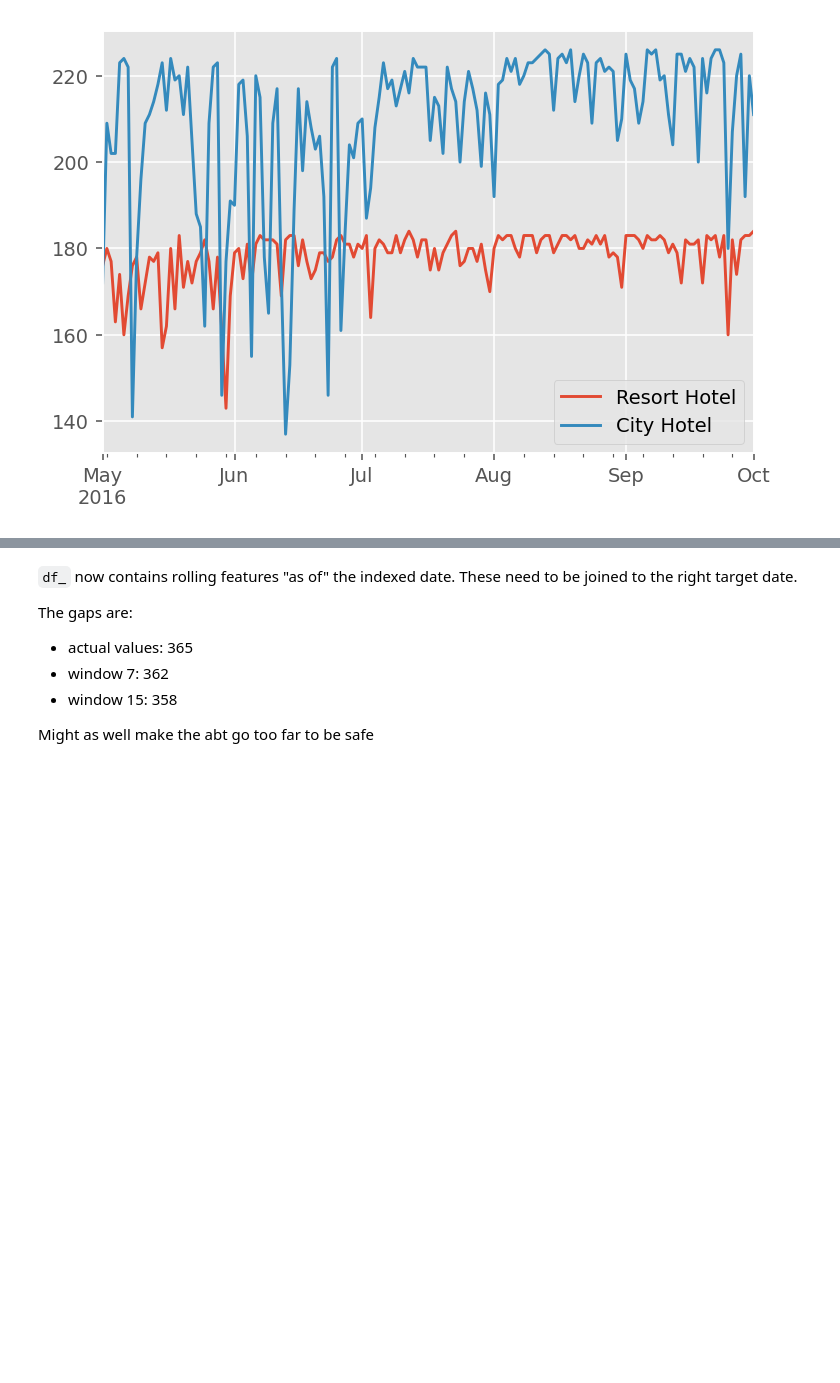
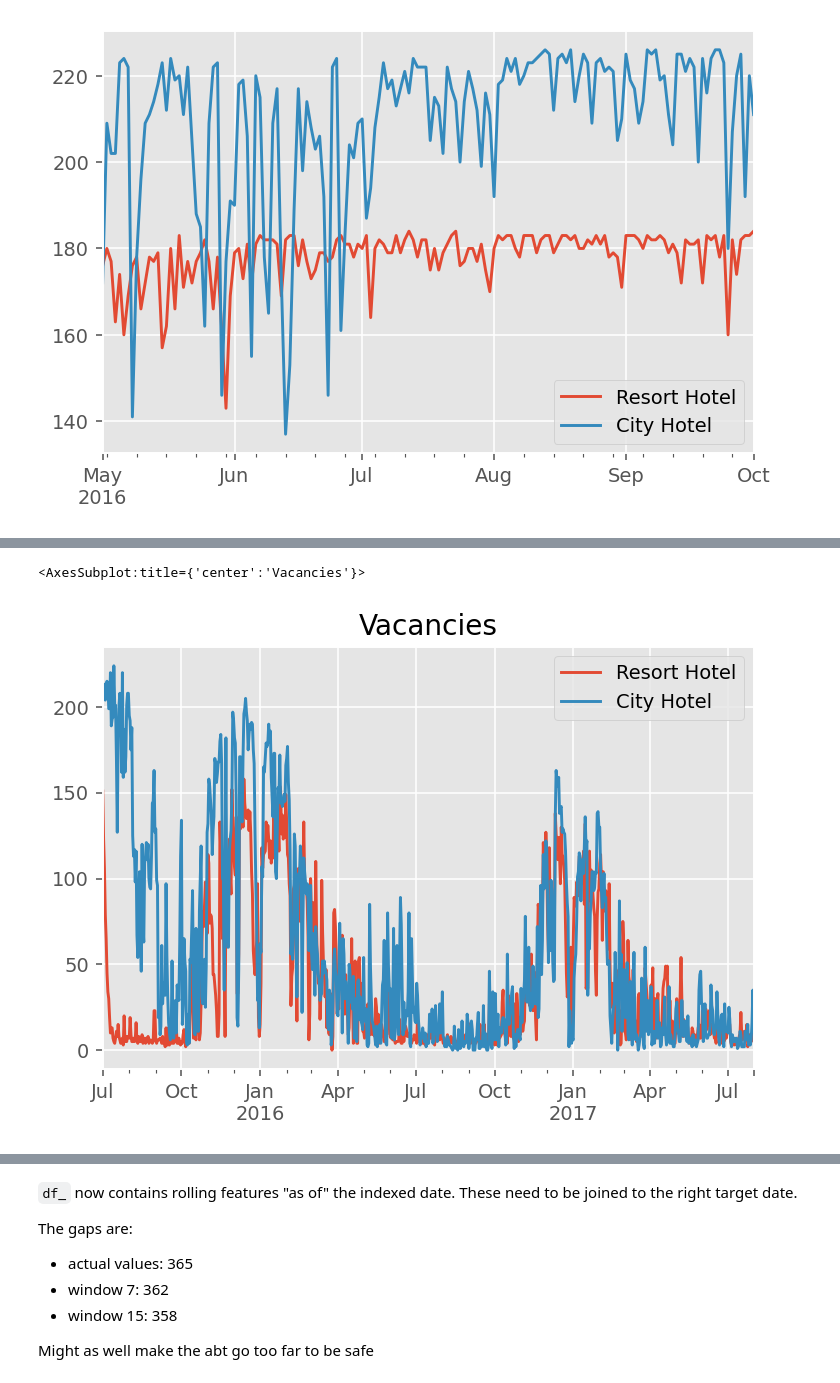
Before and after one commit to robert-robison/hotel-booking-demand, a Jupyter notebook: notebooks/hotel_modeling.ipynb, the cells around one changed output, grey strips where cells are left out. Drawn from its saved outputs; the diff is of its cells as text; code cells hidden in the pictures; blank space fills up the shorter version.

```diff
--- a/notebooks/hotel_modeling.ipynb
+++ b/notebooks/hotel_modeling.ipynb
@@ -49 +56,6 @@ df.loc[start_date:end_date].plot()
+# %%
+(df.max() - df).plot(title="Vacancies")
+# %% [output]
+<AxesSubplot:title={'center':'Vacancies'}>
+[figure, added]
 # %% [markdown]
```
Also changed, not shown: parts of 13 cells of this notebook, 6 other files.
